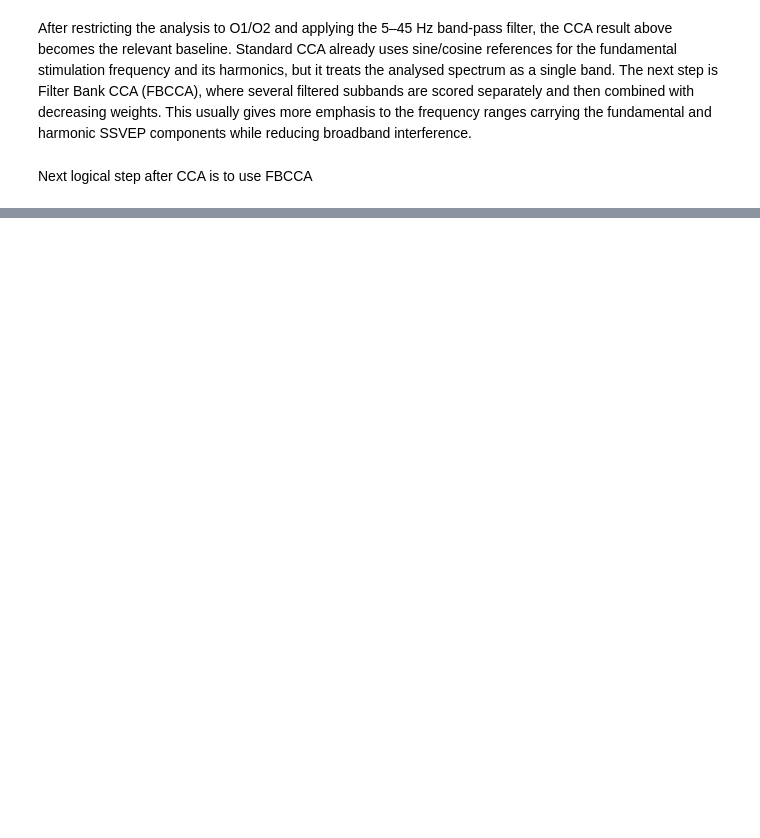
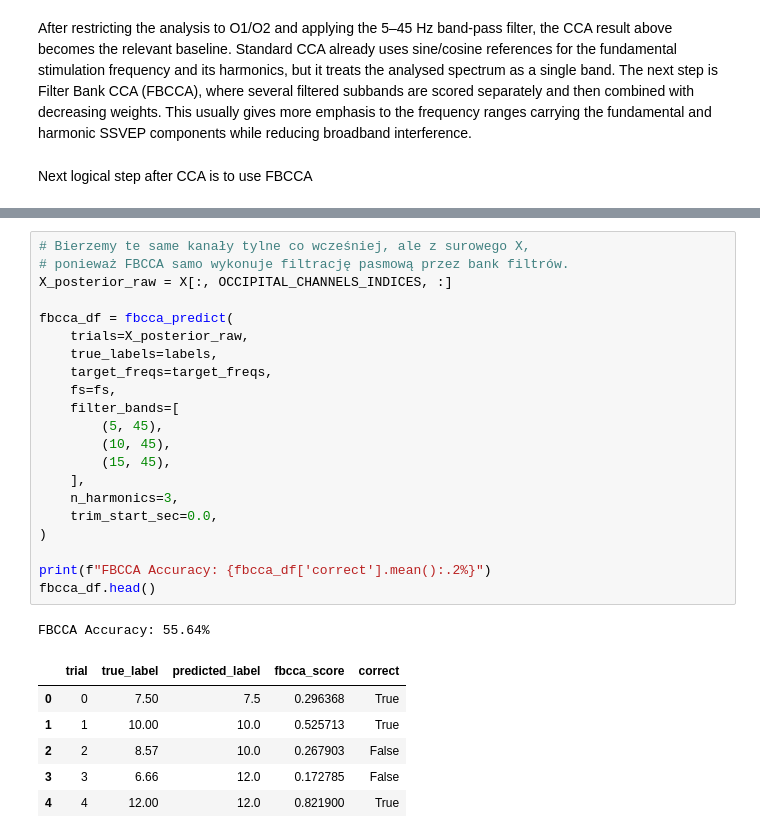
Before and after one commit to KN-Neuron/TALON, a Jupyter notebook: EDA/SSVEP_EDA.ipynb, the cells around one changed output, grey strips where cells are left out. Drawn from its saved outputs; the diff is of its cells as text; blank space fills up the shorter version.

```diff
--- a/EDA/SSVEP_EDA.ipynb
+++ b/EDA/SSVEP_EDA.ipynb
@@ -663,0 +963,29 @@ FBCCA Accuracy: 72.00%
+# %%
+# Bierzemy te same kanały tylne co wcześniej, ale z surowego X,
+# ponieważ FBCCA samo wykonuje filtrację pasmową przez bank filtrów.
+X_posterior_raw = X[:, OCCIPITAL_CHANNELS_INDICES, :]
+
+fbcca_df = fbcca_predict(
+    trials=X_posterior_raw,
+    true_labels=labels,
+    target_freqs=target_freqs,
+    fs=fs,
+    filter_bands=[
+        (5, 45),
+        (10, 45),
+        (15, 45),
+    ],
+    n_harmonics=3,
+    trim_start_sec=0.0,
+)
+
+print(f"FBCCA Accuracy: {fbcca_df['correct'].mean():.2%}")
+fbcca_df.head()
+# %% [output]
+FBCCA Accuracy: 55.64%
+|  | trial | true_label | predicted_label | fbcca_score | correct |
+| 0 | 0 | 7.50 | 7.5 | 0.296368 | True |
+| 1 | 1 | 10.00 | 10.0 | 0.525713 | True |
+| 2 | 2 | 8.57 | 10.0 | 0.267903 | False |
+| 3 | 3 | 6.66 | 12.0 | 0.172785 | False |
+| 4 | 4 | 12.00 | 12.0 | 0.821900 | True |
```
Also changed, not shown: parts of 39 cells of this notebook, 2 other files.
